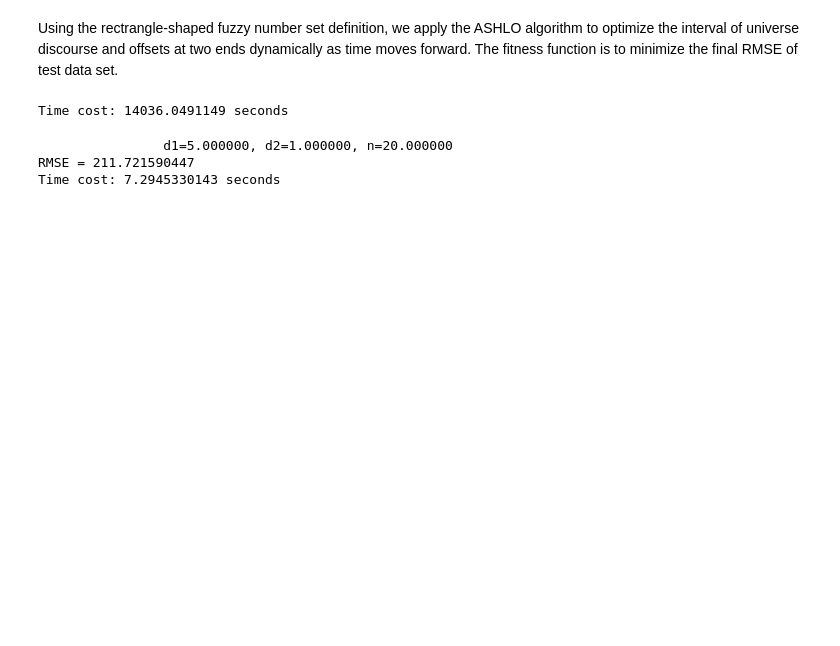
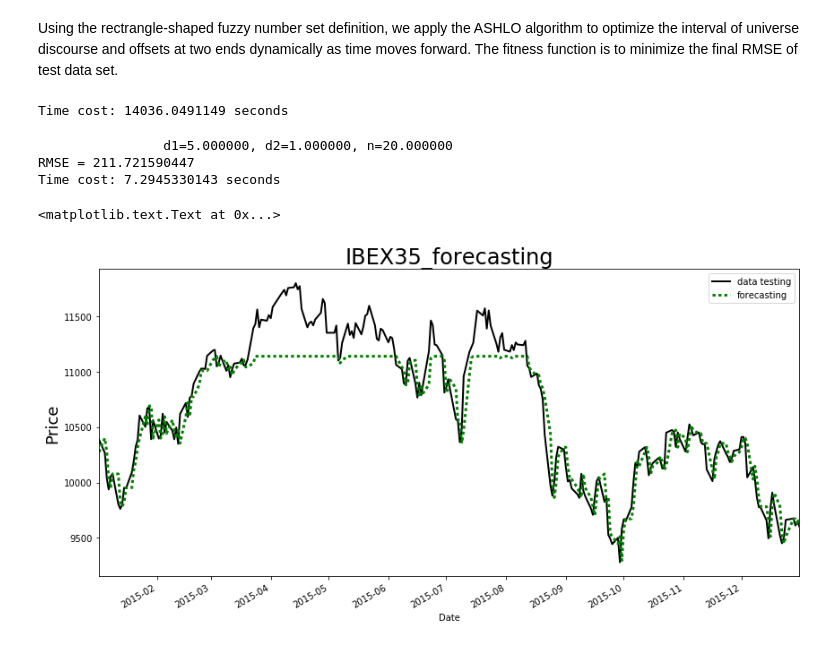
Before and after one commit to jerry-shijieli/StockPrediction, a Jupyter notebook: code/stock_prediction_dynamic_optimization_v1.ipynb, the cells around one changed output. Saved outputs shown, nothing was run; the diff lists cells and outputs as text; code cells hidden in the pictures; blank space fills up the shorter version.

```diff
--- a/code/stock_prediction_dynamic_optimization_v1.ipynb
+++ b/code/stock_prediction_dynamic_optimization_v1.ipynb
@@ -168,3 +168,17 @@ print "Time cost: "+str(time()-start_time)+" seconds"
                 d1=5.000000, d2=1.000000, n=20.000000
 RMSE = 211.721590447
 Time cost: 7.2945330143 seconds
+# %%
+df_test = pd.DataFrame(test_data.iloc[1:]['Date'])
+df_test['data testing'] = pd.Series(actual_prices).values
+df_test['forecasting'] = pd.Series(pred_prices).values
+df_test.index = df_test['Date']
+plt.figure(figsize=(14,7))
+df_test['data testing'].plot(style='k-', linewidth=2, label='data testing')
+df_test['forecasting'].plot(style='g:', linewidth=3, label='forecasting')
+plt.ylabel('Price', fontsize=18)
+plt.legend(loc='best')
+plt.title("IBEX35_forecasting", fontsize=24)
+# %% [output]
+<matplotlib.text.Text at 0x...>
+[figure, added]
```
Also changed, not shown: 2 other files.
